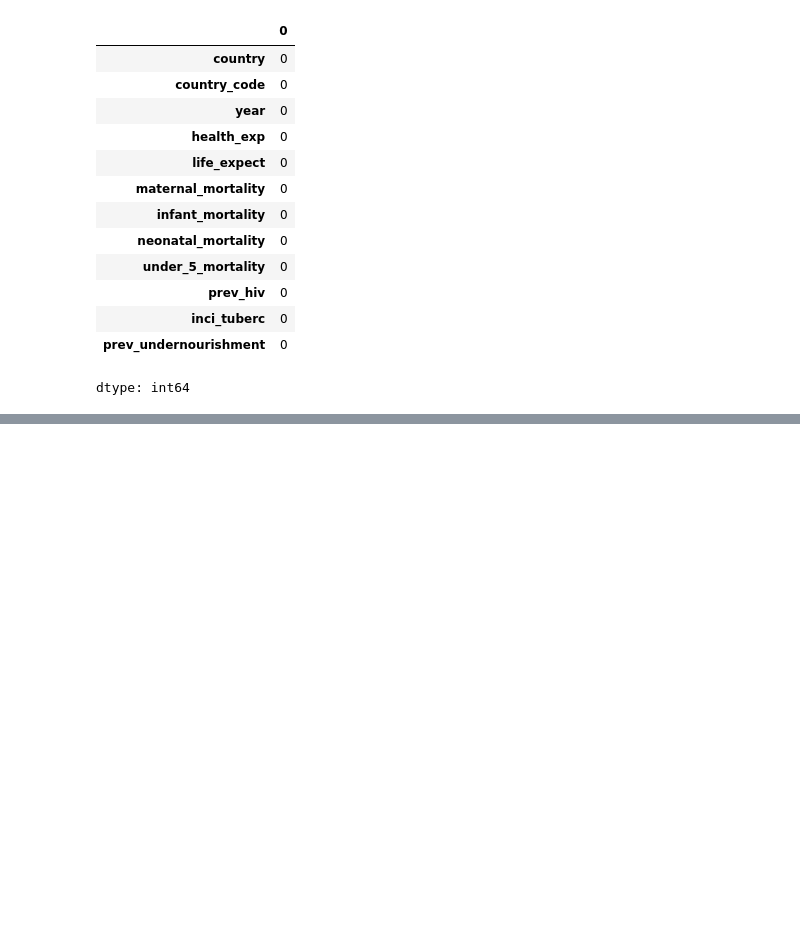
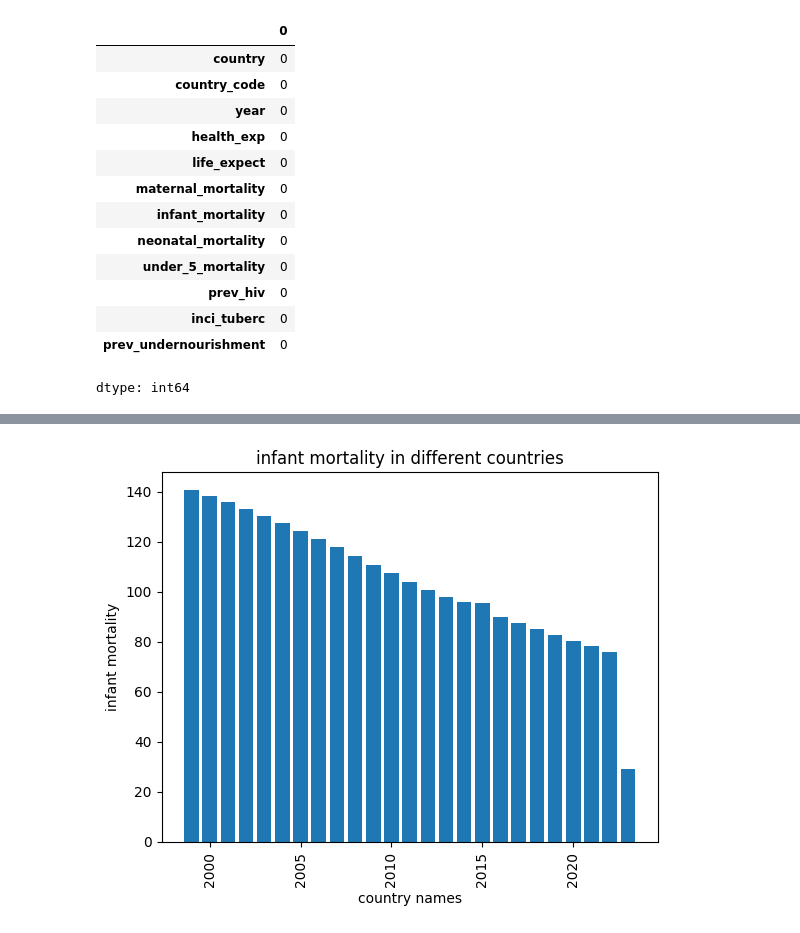
Before and after one commit to Praveenpadidapu/ML-Assignments, a Jupyter notebook: Blog.ipynb, the cells around one changed output, grey strips where cells are left out. Saved outputs shown, nothing was run; the diff lists cells and outputs as text; code cells hidden in the pictures; blank space fills up the shorter version.

```diff
--- a/Blog.ipynb
+++ b/Blog.ipynb
@@ -116,0 +180,3 @@ dtype: int64
+# %%
+data1=data.sample(10)
+data1
@@ -116,0 +195,9 @@ dtype: int64
+# %%
+plt.bar(data.year,data1.infant_mortality)
+plt.xticks(rotation=90)
+plt.xlabel("country names")
+plt.ylabel("infant mortality")
+plt.title("infant mortality in different countries")
+plt.show()
+# %% [output]
+[figure, added]
```
Also changed, not shown: parts of 10 cells of this notebook.
